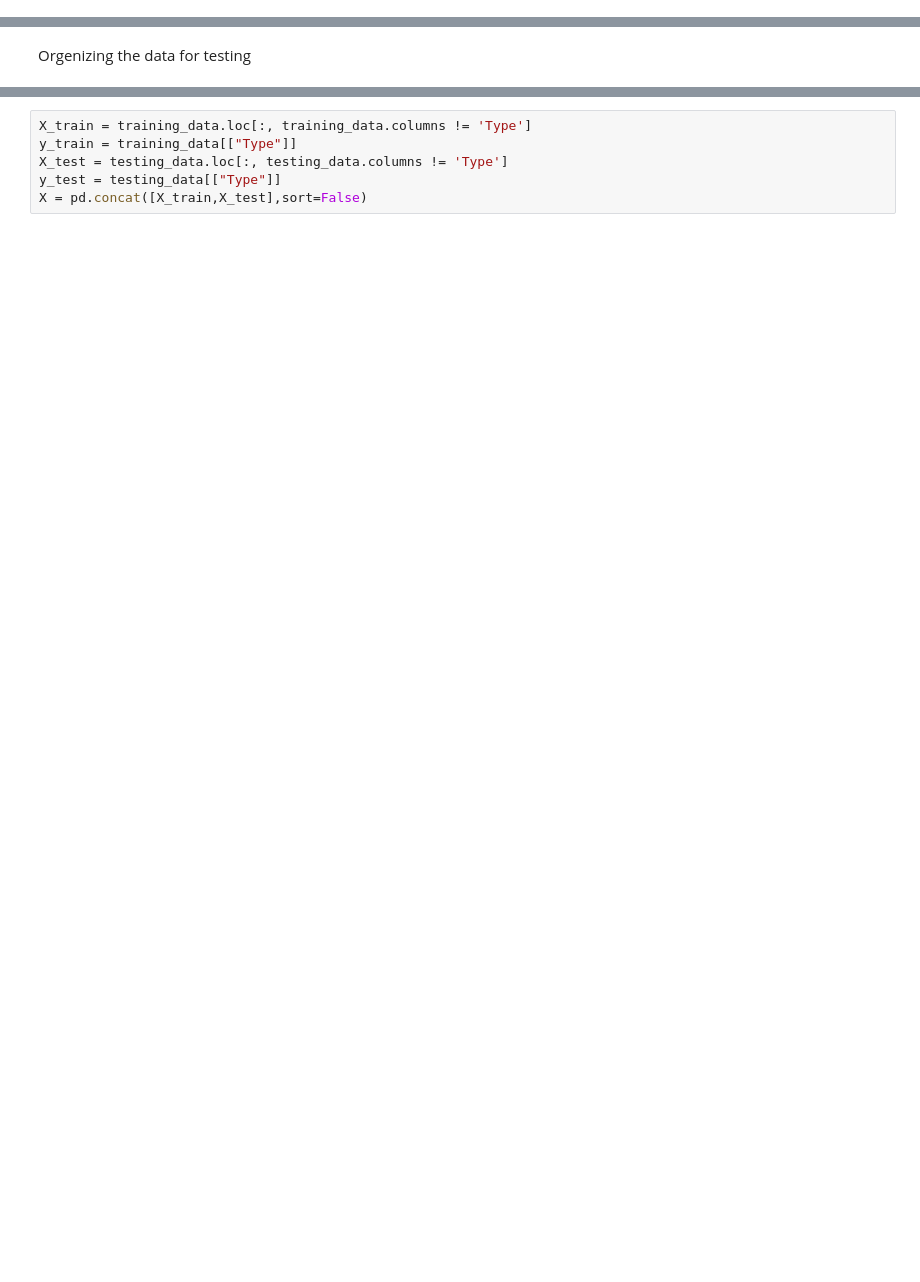
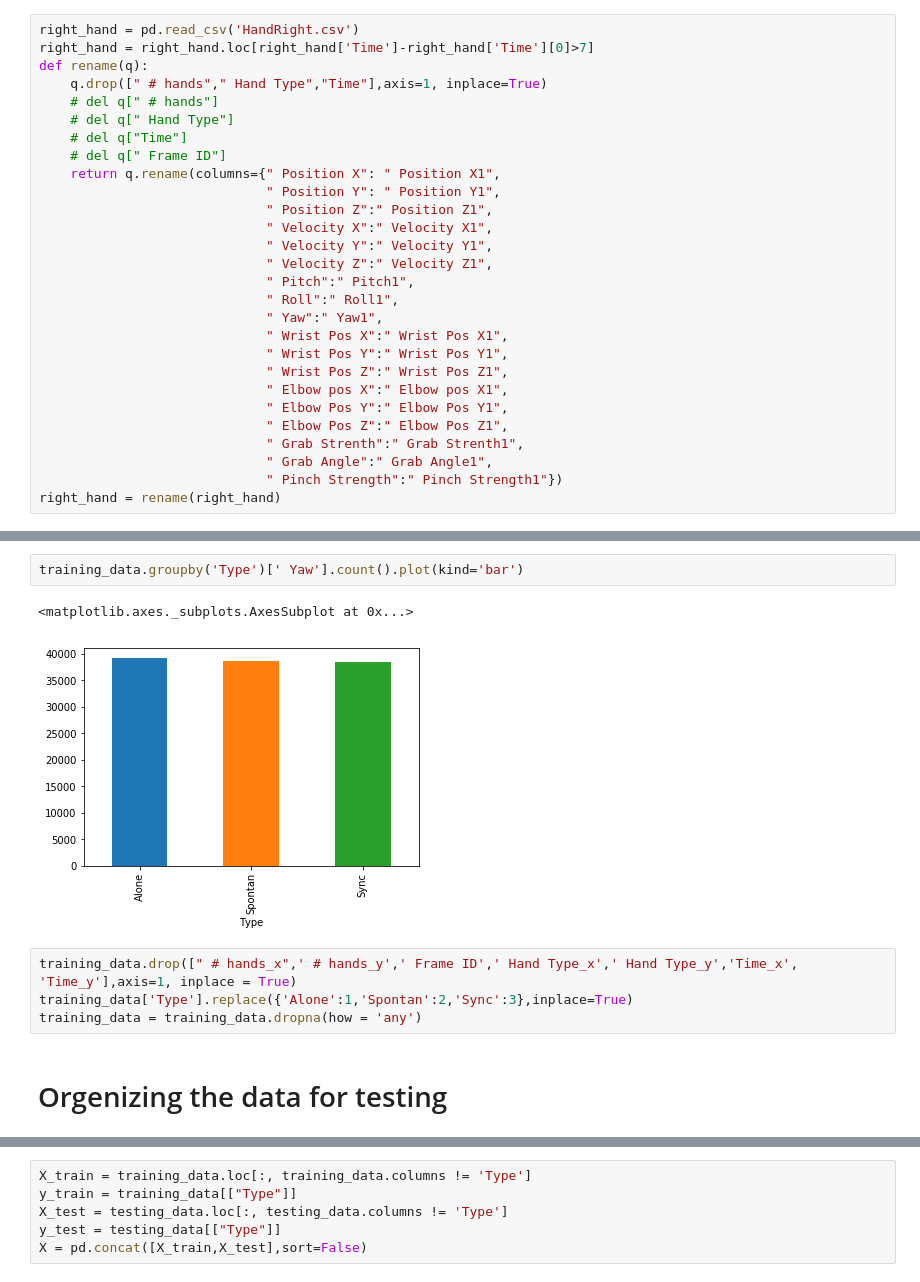
Before and after one commit to dvirs12345/data-science-project-sem-2, a Jupyter notebook: Project1.ipynb, the cells around one changed output, grey strips where cells are left out. Saved outputs shown, nothing was run; the diff lists cells and outputs as text; blank space fills up the shorter version.

Commit message:
Finished hands

```diff
--- a/Project1.ipynb
+++ b/Project1.ipynb
@@ -15,4 +16,32 @@ from scipy import stats
 import sklearn
 import sklearn.preprocessing
 warnings.filterwarnings("ignore")
+# %%
+right_hand = pd.read_csv('HandRight.csv')
+right_hand = right_hand.loc[right_hand['Time']-right_hand['Time'][0]>7]
+def rename(q):
+    q.drop([" # hands"," Hand Type","Time"],axis=1, inplace=True)
+    # del q[" # hands"]
+    # del q[" Hand Type"]
+    # del q["Time"]
+    # del q[" Frame ID"]
+    return q.rename(columns={" Position X": " Position X1",
+                             " Position Y": " Position Y1",
+                             " Position Z":" Position Z1",
+                             " Velocity X":" Velocity X1",
+                             " Velocity Y":" Velocity Y1",
+                             " Velocity Z":" Velocity Z1",
+                             " Pitch":" Pitch1",
+                             " Roll":" Roll1",
+                             " Yaw":" Yaw1",
+                             " Wrist Pos X":" Wrist Pos X1",
+                             " Wrist Pos Y":" Wrist Pos Y1",
+                             " Wrist Pos Z":" Wrist Pos Z1",
+                             " Elbow pos X":" Elbow pos X1",
+                             " Elbow Pos Y":" Elbow Pos Y1",
+                             " Elbow Pos Z":" Elbow Pos Z1",
+                             " Grab Strenth":" Grab Strenth1",
+                             " Grab Angle":" Grab Angle1",
+                             " Pinch Strength":" Pinch Strength1"})
+right_hand = rename(right_hand)
 # %% [markdown]
@@ -73,5 +203,14 @@ training_data = training_data.dropna(how = 'any')
+# %%
+training_data.groupby('Type')[' Yaw'].count().plot(kind='bar')
+# %% [output]
+<matplotlib.axes._subplots.AxesSubplot at 0x...>
+[figure, added]
+# %%
+training_data.drop([" # hands_x",' # hands_y',' Frame ID',' Hand Type_x',' Hand Type_y','Time_x', 'Time_y'],axis=1, inplace = True)
+training_data['Type'].replace({'Alone':1,'Spontan':2,'Sync':3},inplace=True)
+training_data = training_data.dropna(how = 'any')
 # %% [markdown]
-Orgenizing the data for testing
+# Orgenizing the data for testing
 # %%
 names = glob.glob('datasets\Validation\*')
 testing_data  = pd.DataFrame(data=pd.read_csv(glob.glob(str(names[0])+"\*")[-1]))
```
Also changed, not shown: parts of 9 cells of this notebook, 1 other file.
